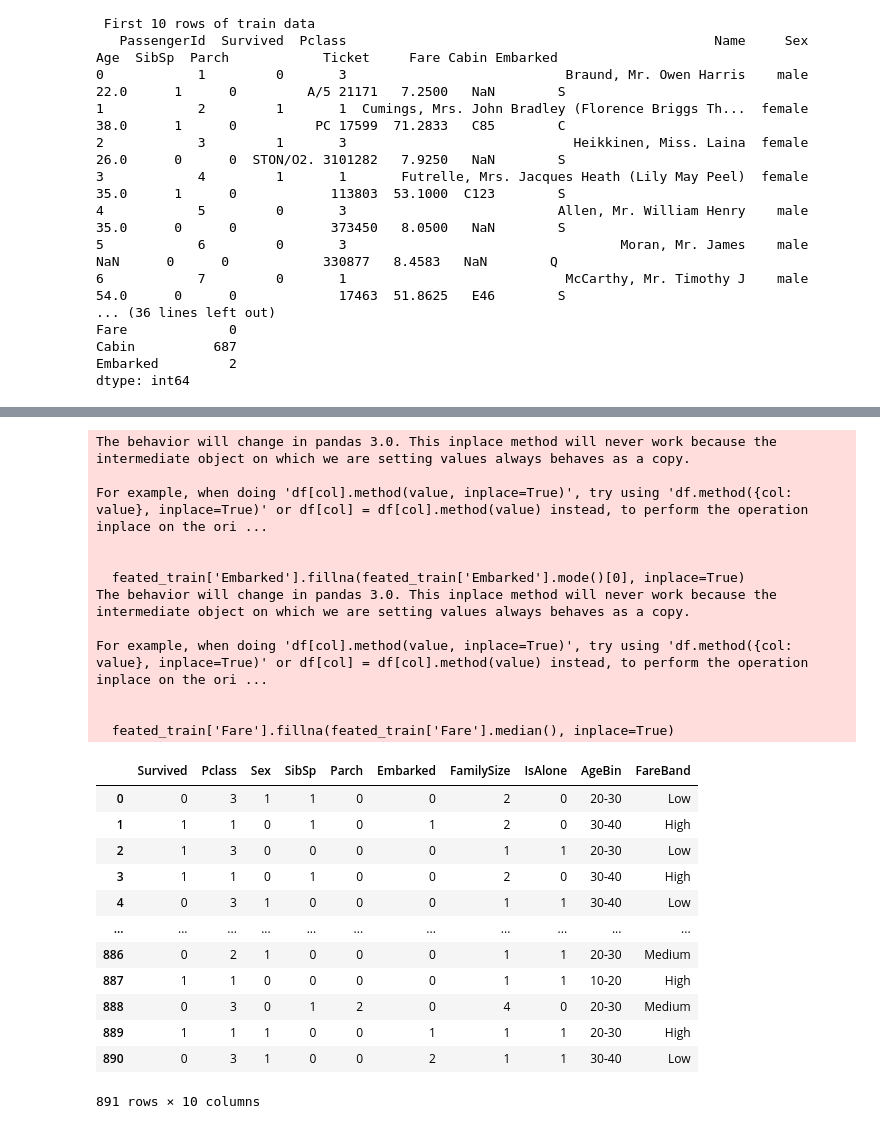
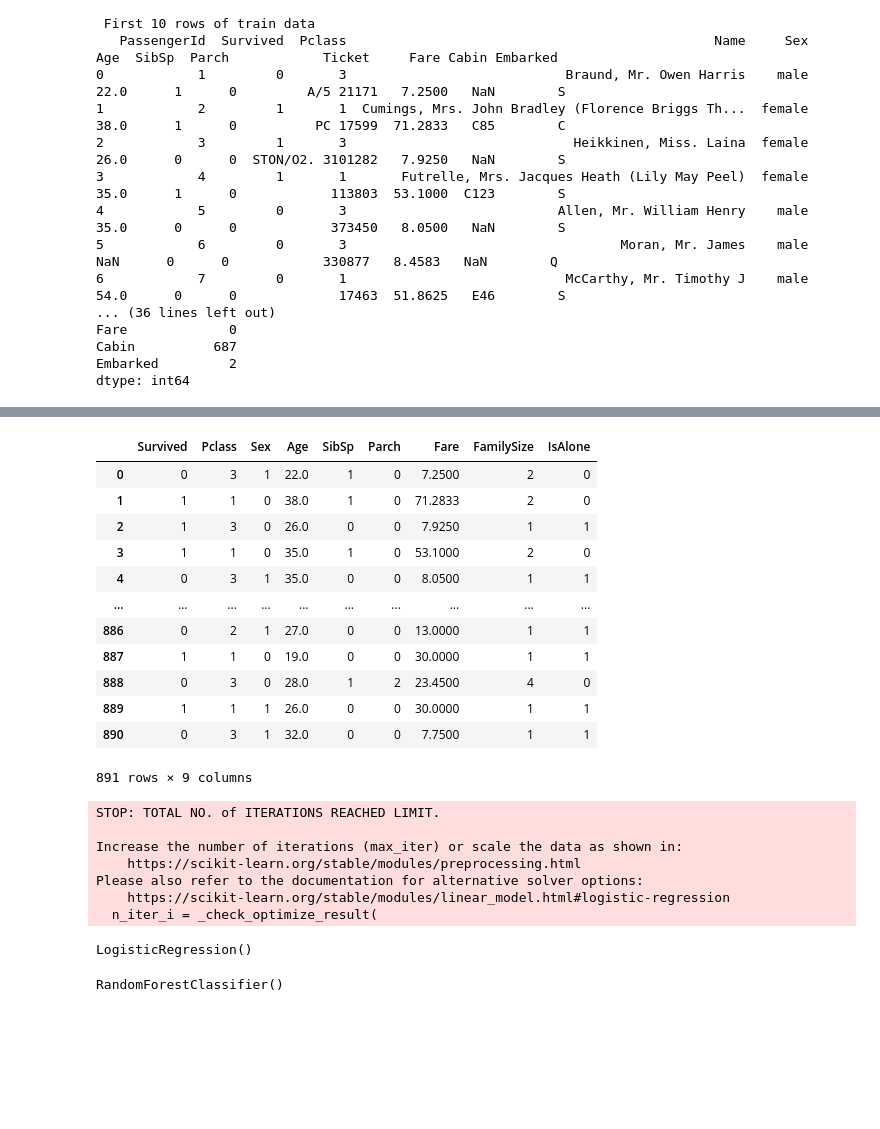
Before and after one commit to WinNKyawWilly/titainic-prediction, a Jupyter notebook: main.ipynb, the cells around one changed output, grey strips where cells are left out. Saved outputs shown, nothing was run; the diff lists cells and outputs as text; code cells hidden in the pictures; blank space fills up the shorter version.

```diff
--- a/main.ipynb
+++ b/main.ipynb
@@ -83,50 +81,73 @@ sv_plots.sv_countplot(['Sex', 'Pclass', 'Embarked', 'SibSp', 'Parch'])
 # %%
 ## Feature Engineering
 feated_train = train.copy()
 
 feated_train.fillna({'Age': feated_train['Age'].median()}, inplace=True)
 feated_train.fillna({'Embarked': feated_train['Embarked'].mode()[0]}, inplace=True)
 feated_train.fillna({'Fare': feated_train['Fare'].median()}, inplace=True)
 
 
 feated_train['FamilySize'] = feated_train['SibSp'] + feated_train['Parch'] + 1
 feated_train['IsAlone'] = (feated_train['FamilySize'] == 1).astype(int)
 
 # Bin Age Groups 0-10
 feated_train['AgeBin'] = pd.cut(feated_train['Age'], bins=[0, 10, 20, 30, 40, 50, 60, 70, 80], labels=['0-10', '10-20', '20-30', '30-40', '40-50', '50-60', '60-70', '70-80'])
 feated_train['FareBand'] = pd.qcut(feated_train['Fare'], 3, labels=["Low", "Medium", "High"])
 
 # Encoding categorical variables like Sex and Embarked
 feated_train['Sex'] = feated_train['Sex'].map({'male': 1, 'female': 0})
-feated_train['Embarked'] = feated_train['Embarked'].map({'S': 0, 'C': 1, 'Q': 2})
 
 # Drop columns
-feated_train.drop(['PassengerId', 'Name', 'Ticket', 'Cabin', 'Age', 'Fare'], axis=1, inplace=True)
+feated_train.drop(['PassengerId', 'Name', 'Ticket', 'Cabin', 'FareBand','AgeBin', 'Embarked'], axis=1, inplace=True)
+
+# ### Skilearn preprocessing one hot encoding, label encoding
+# from sklearn.preprocessing import OneHotEncoder, LabelEncoder
+
+# feated_train = pd.get_dummies(feated_train, columns=['Embarked', 'FareBand'], drop_first=False)
+
+# label_encoder = LabelEncoder()
+# feated_train['AgeBin'] = label_encoder.fit_transform(feated_train['AgeBin'])
 
 feated_train
 # %% [output]
+|  | Survived | Pclass | Sex | Age | SibSp | Parch | Fare | FamilySize | IsAlone |
+| 0 | 0 | 3 | 1 | 22.0 | 1 | 0 | 7.2500 | 2 | 0 |
+| 1 | 1 | 1 | 0 | 38.0 | 1 | 0 | 71.2833 | 2 | 0 |
+| 2 | 1 | 3 | 0 | 26.0 | 0 | 0 | 7.9250 | 1 | 1 |
+| 3 | 1 | 1 | 0 | 35.0 | 1 | 0 | 53.1000 | 2 | 0 |
+| 4 | 0 | 3 | 1 | 35.0 | 0 | 0 | 8.0500 | 1 | 1 |
+| ... | ... | ... | ... | ... | ... | ... | ... | ... | ... |
+| 886 | 0 | 2 | 1 | 27.0 | 0 | 0 | 13.0000 | 1 | 1 |
+| 887 | 1 | 1 | 0 | 19.0 | 0 | 0 | 30.0000 | 1 | 1 |
+| 888 | 0 | 3 | 0 | 28.0 | 1 | 2 | 23.4500 | 4 | 0 |
+| 889 | 1 | 1 | 1 | 26.0 | 0 | 0 | 30.0000 | 1 | 1 |
+| 890 | 0 | 3 | 1 | 32.0 | 0 | 0 | 7.7500 | 1 | 1 |
-The behavior will change in pandas 3.0. This inplace method will never work because the intermediate object on which we are setting values always behaves as a copy.
-
-For example, when doing 'df[col].method(value, inplace=True)', try using 'df.method({col: value}, inplace=True)' or df[col] = df[col].method(value) instead, to perform the operation inplace on the ori ...
-
-
-  feated_train['Embarked'].fillna(feated_train['Embarked'].mode()[0], inplace=True)
-The behavior will change in pandas 3.0. This inplace method will never work because the intermediate object on which we are setting values always behaves as a copy.
-
-For example, when doing 'df[col].method(value, inplace=True)', try using 'df.method({col: value}, inplace=True)' or df[col] = df[col].method(value) instead, to perform the operation inplace on the ori ...
-
-
-  feated_train['Fare'].fillna(feated_train['Fare'].median(), inplace=True)
+891 rows × 9 columns
-|  | Survived | Pclass | Sex | SibSp | Parch | Embarked | FamilySize | IsAlone | AgeBin | FareBand |
-| 0 | 0 | 3 | 1 | 1 | 0 | 0 | 2 | 0 | 20-30 | Low |
-| 1 | 1 | 1 | 0 | 1 | 0 | 1 | 2 | 0 | 30-40 | High |
-| 2 | 1 | 3 | 0 | 0 | 0 | 0 | 1 | 1 | 20-30 | Low |
-| 3 | 1 | 1 | 0 | 1 | 0 | 0 | 2 | 0 | 30-40 | High |
-| 4 | 0 | 3 | 1 | 0 | 0 | 0 | 1 | 1 | 30-40 | Low |
-| ... | ... | ... | ... | ... | ... | ... | ... | ... | ... | ... |
-| 886 | 0 | 2 | 1 | 0 | 0 | 0 | 1 | 1 | 20-30 | Medium |
-| 887 | 1 | 1 | 0 | 0 | 0 | 0 | 1 | 1 | 10-20 | High |
-| 888 | 0 | 3 | 0 | 1 | 2 | 0 | 4 | 0 | 20-30 | Medium |
-| 889 | 1 | 1 | 1 | 0 | 0 | 1 | 1 | 1 | 20-30 | High |
-| 890 | 0 | 3 | 1 | 0 | 0 | 2 | 1 | 1 | 30-40 | Low |
-891 rows × 10 columns
+# %%
+## Train data
+X = feated_train.copy()
+X.drop('Survived', axis=1, inplace=True)
+
+y = feated_train['Survived']
+
+from sklearn.model_selection import train_test_split
+X_train, X_test, y_train, y_test = train_test_split(X, y, test_size=0.2, random_state=42)
+
+from sklearn.linear_model import LogisticRegression
+lr_model = LogisticRegression()
+lr_model.fit(X_train, y_train)
+# %% [output]
+STOP: TOTAL NO. of ITERATIONS REACHED LIMIT.
+
+Increase the number of iterations (max_iter) or scale the data as shown in:
+    https://scikit-learn.org/stable/modules/preprocessing.html
+Please also refer to the documentation for alternative solver options:
+    https://scikit-learn.org/stable/modules/linear_model.html#logistic-regression
+  n_iter_i = _check_optimize_result(
+LogisticRegression()
+# %%
+from sklearn.ensemble import RandomForestClassifier
+rfc_model = RandomForestClassifier()
+rfc_model.fit(X_train, y_train)
+# %% [output]
+RandomForestClassifier()
```
Also changed, not shown: parts of 3 cells of this notebook, 1 other file.
